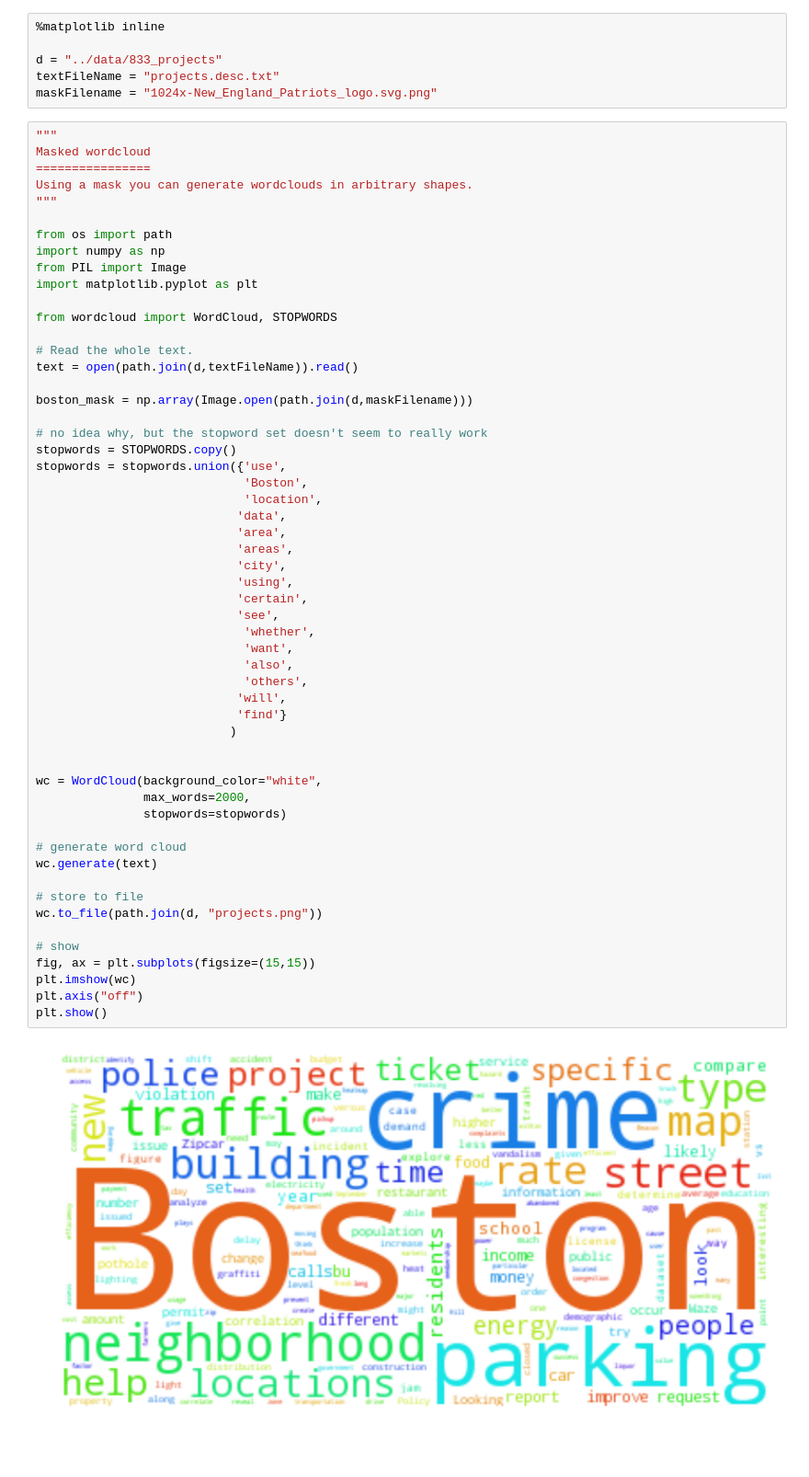
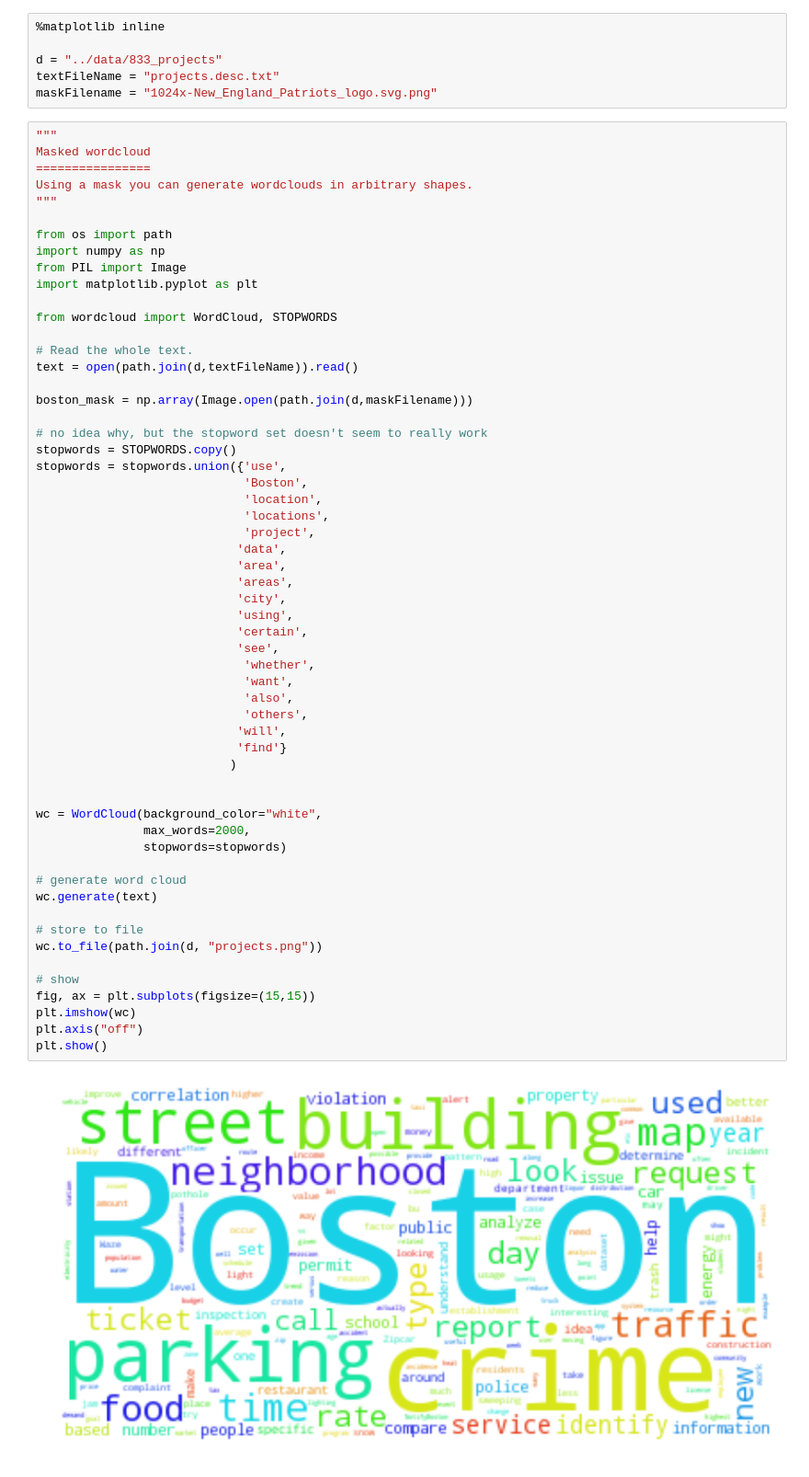
Before and after one commit to johnjfox/Analytic_Enterprise, a Jupyter notebook: other/Project_Word_Cloud.ipynb, the cells around one changed output. Shown at 92% size. Cells and saved outputs as stored; diff of their text form.

```diff
--- a/other/Project_Word_Cloud.ipynb
+++ b/other/Project_Word_Cloud.ipynb
@@ -28,36 +28,38 @@ stopwords = STOPWORDS.copy()
 stopwords = stopwords.union({'use',
                              'Boston',
                              'location',
+                             'locations',
+                             'project',
                             'data',
                             'area',
                             'areas',
                             'city',
                             'using',
                             'certain',
                             'see',
                              'whether',
                              'want',
                              'also',
                              'others',
                             'will',
                             'find'}
                            )
 
 
 wc = WordCloud(background_color="white",
                max_words=2000,
                stopwords=stopwords)
 
 # generate word cloud
 wc.generate(text)
 
 # store to file
 wc.to_file(path.join(d, "projects.png"))
 
 # show
 fig, ax = plt.subplots(figsize=(15,15))
 plt.imshow(wc)
 plt.axis("off")
 plt.show()
 # %% [output]
-[figure, old version]
+[figure, new version]
```
Also changed, not shown: 23 other files.
